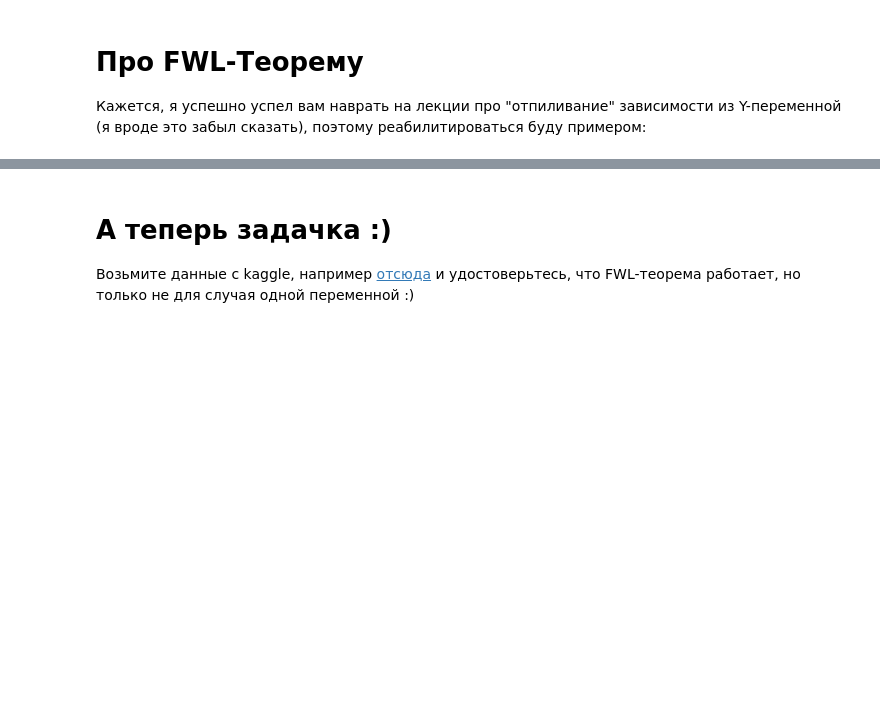
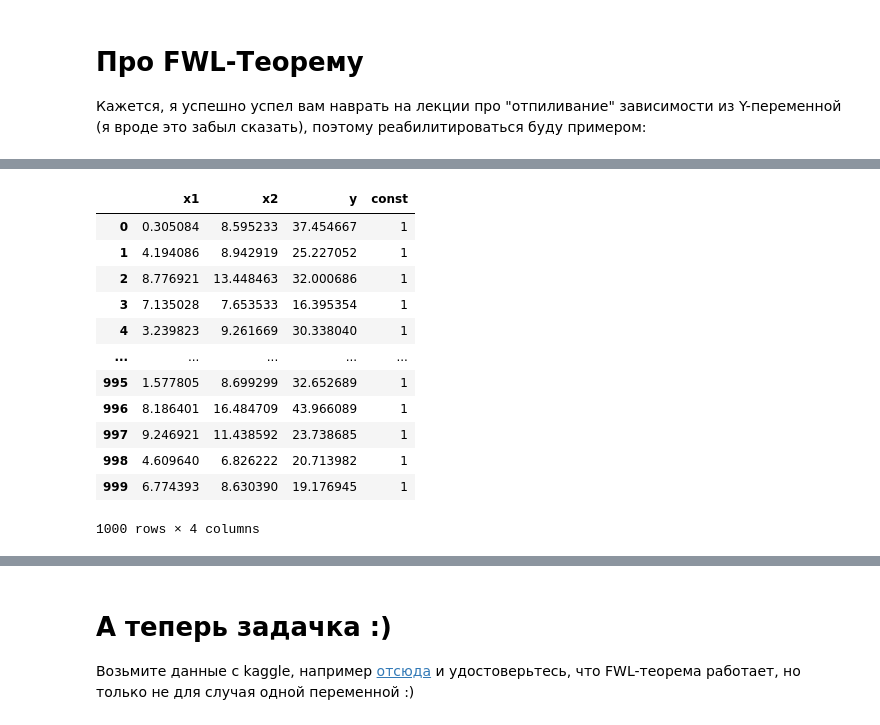
Before and after one commit to pileyan/MTS_data_analysis, a Jupyter notebook: hw3/hw3.ipynb, the cells around one changed output, grey strips where cells are left out. Drawn from its saved outputs; the diff is of its cells as text; code cells hidden in the pictures; blank space fills up the shorter version.

```diff
--- a/hw3/hw3.ipynb
+++ b/hw3/hw3.ipynb
@@ -49,6 +49,22 @@ OLS Regression Results
 | Kurtosis: | 3.066 | Cond. No. | 31.5 |
 Notes:
 [1] Standard Errors assume that the covariance matrix of the errors is correctly specified.
+# %%
+df
+# %% [output]
+|  | x1 | x2 | y | const |
+| 0 | 0.305084 | 8.595233 | 37.454667 | 1 |
+| 1 | 4.194086 | 8.942919 | 25.227052 | 1 |
+| 2 | 8.776921 | 13.448463 | 32.000686 | 1 |
+| 3 | 7.135028 | 7.653533 | 16.395354 | 1 |
+| 4 | 3.239823 | 9.261669 | 30.338040 | 1 |
+| ... | ... | ... | ... | ... |
+| 995 | 1.577805 | 8.699299 | 32.652689 | 1 |
+| 996 | 8.186401 | 16.484709 | 43.966089 | 1 |
+| 997 | 9.246921 | 11.438592 | 23.738685 | 1 |
+| 998 | 4.609640 | 6.826222 | 20.713982 | 1 |
+| 999 | 6.774393 | 8.630390 | 19.176945 | 1 |
+1000 rows × 4 columns
 # %%
 # Научим регрессию X1 на X2
 model_x2 = sm.OLS(
```
Also changed, not shown: parts of 2 cells of this notebook, 2 other files.
